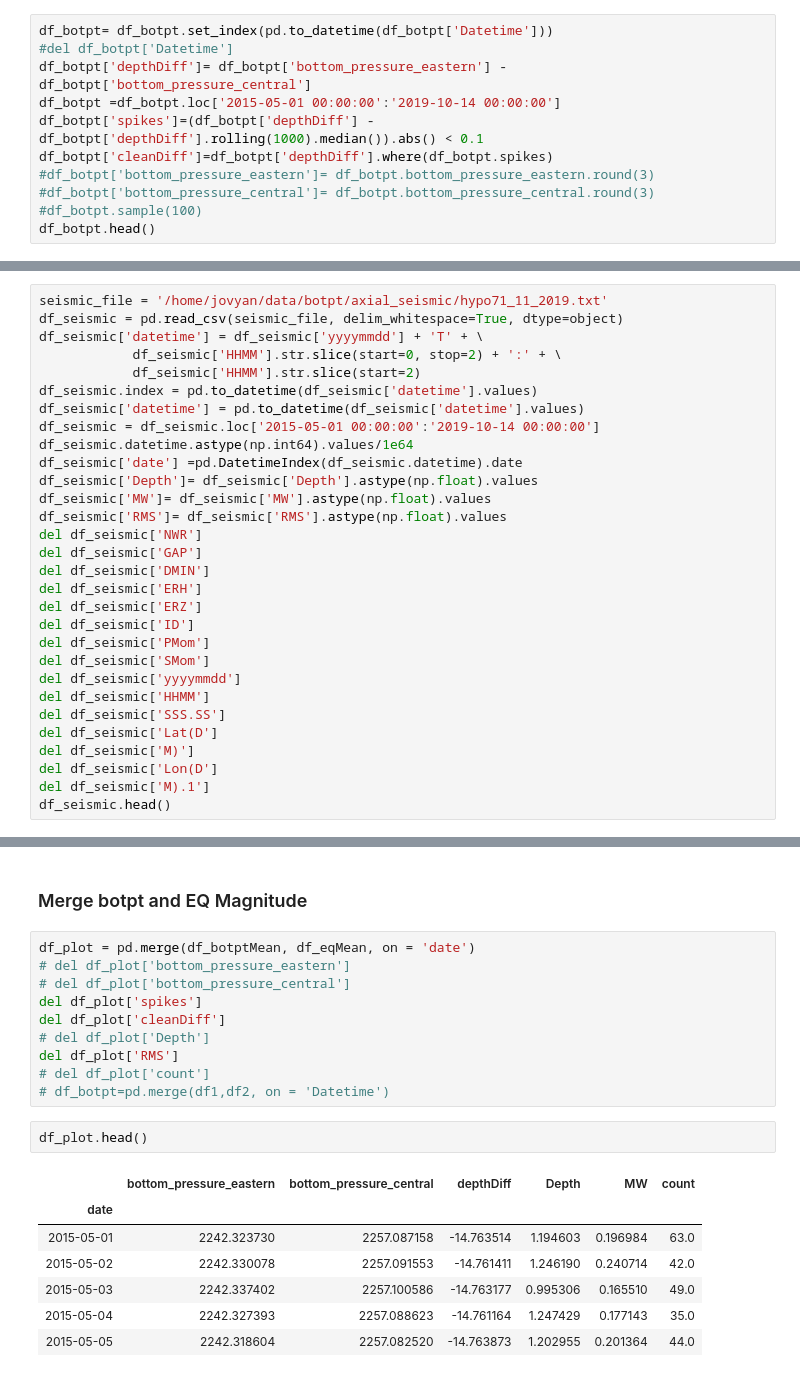
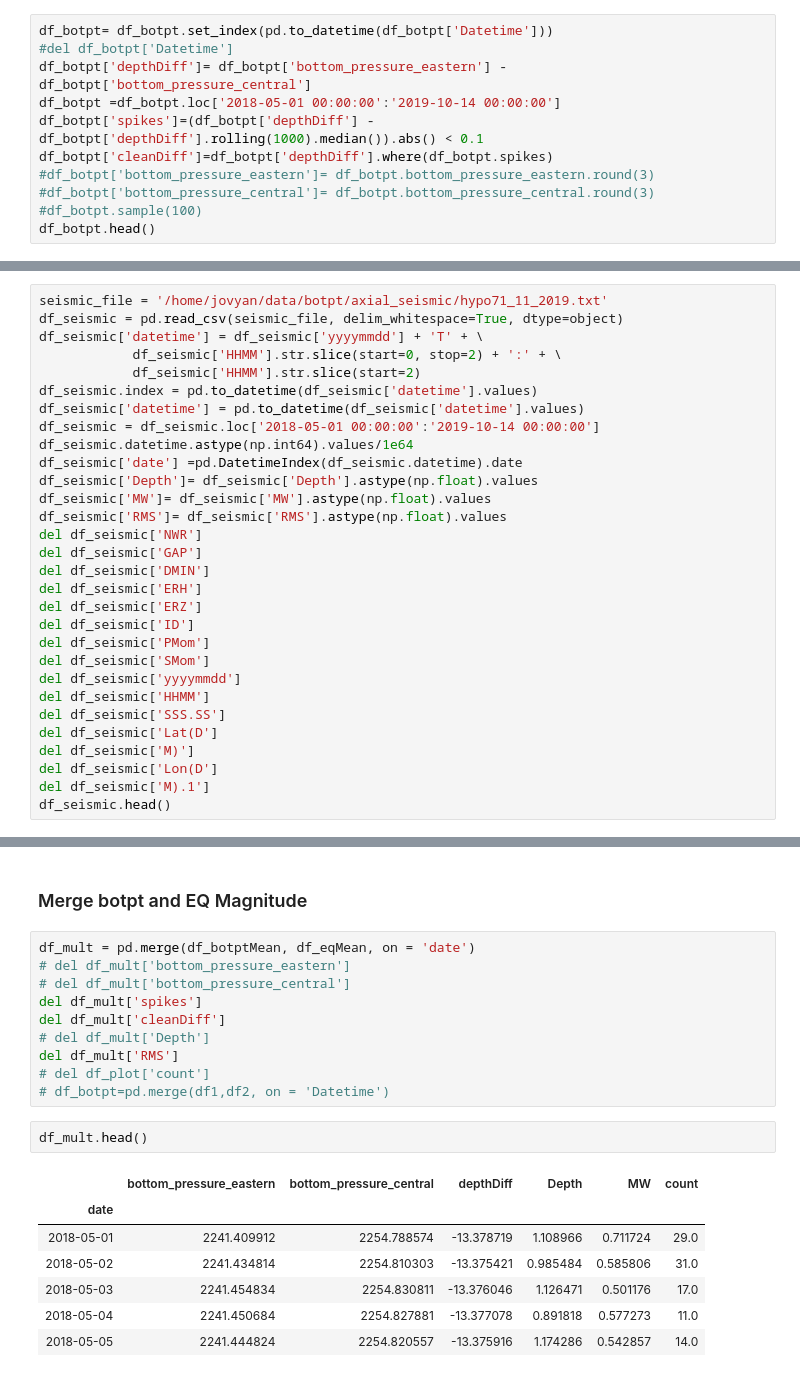
Before and after one commit to daxsoule/BOTPT, a Jupyter notebook: notebooks/multivariate.ipynb, the cells around one changed output, grey strips where cells are left out. Drawn from its saved outputs; the diff is of its cells as text.

```diff
--- a/notebooks/multivariate.ipynb
+++ b/notebooks/multivariate.ipynb
@@ -76,7 +80,7 @@ df_botpt.tail()
 df_botpt= df_botpt.set_index(pd.to_datetime(df_botpt['Datetime']))
 #del df_botpt['Datetime']
 df_botpt['depthDiff']= df_botpt['bottom_pressure_eastern'] - df_botpt['bottom_pressure_central']
-df_botpt =df_botpt.loc['2015-05-01 00:00:00':'2019-10-14 00:00:00']
+df_botpt =df_botpt.loc['2018-05-01 00:00:00':'2019-10-14 00:00:00']
 df_botpt['spikes']=(df_botpt['depthDiff'] - df_botpt['depthDiff'].rolling(1000).median()).abs() < 0.1
 df_botpt['cleanDiff']=df_botpt['depthDiff'].where(df_botpt.spikes)
 #df_botpt['bottom_pressure_eastern']= df_botpt.bottom_pressure_eastern.round(3)
@@ -121,7 +125,7 @@ df_seismic['datetime'] = df_seismic['yyyymmdd'] + 'T' + \
             df_seismic['HHMM'].str.slice(start=2)
 df_seismic.index = pd.to_datetime(df_seismic['datetime'].values)
 df_seismic['datetime'] = pd.to_datetime(df_seismic['datetime'].values)
-df_seismic = df_seismic.loc['2015-05-01 00:00:00':'2019-10-14 00:00:00']
+df_seismic = df_seismic.loc['2018-05-01 00:00:00':'2019-10-14 00:00:00']
 df_seismic.datetime.astype(np.int64).values/1e64
 df_seismic['date'] =pd.DatetimeIndex(df_seismic.datetime).date
 df_seismic['Depth']= df_seismic['Depth'].astype(np.float).values
@@ -171,22 +173,22 @@ cumsum_eq = np.cumsum(df_eqMean)
 # %% [markdown]
 ### Merge botpt and EQ Magnitude
 # %%
-df_plot = pd.merge(df_botptMean, df_eqMean, on = 'date')
-# del df_plot['bottom_pressure_eastern']
-# del df_plot['bottom_pressure_central']
-del df_plot['spikes']
-del df_plot['cleanDiff']
-# del df_plot['Depth']
-del df_plot['RMS']
+df_mult = pd.merge(df_botptMean, df_eqMean, on = 'date')
+# del df_mult['bottom_pressure_eastern']
+# del df_mult['bottom_pressure_central']
+del df_mult['spikes']
+del df_mult['cleanDiff']
+# del df_mult['Depth']
+del df_mult['RMS']
 # del df_plot['count']
 # df_botpt=pd.merge(df1,df2, on = 'Datetime')
 # %%
-df_plot.head()
+df_mult.head()
 # %% [output]
 |  | bottom_pressure_eastern | bottom_pressure_central | depthDiff | Depth | MW | count |
 | date |  |  |  |  |  |  |
-| 2015-05-01 | 2242.323730 | 2257.087158 | -14.763514 | 1.194603 | 0.196984 | 63.0 |
-| 2015-05-02 | 2242.330078 | 2257.091553 | -14.761411 | 1.246190 | 0.240714 | 42.0 |
-| 2015-05-03 | 2242.337402 | 2257.100586 | -14.763177 | 0.995306 | 0.165510 | 49.0 |
-| 2015-05-04 | 2242.327393 | 2257.088623 | -14.761164 | 1.247429 | 0.177143 | 35.0 |
-| 2015-05-05 | 2242.318604 | 2257.082520 | -14.763873 | 1.202955 | 0.201364 | 44.0 |
+| 2018-05-01 | 2241.409912 | 2254.788574 | -13.378719 | 1.108966 | 0.711724 | 29.0 |
+| 2018-05-02 | 2241.434814 | 2254.810303 | -13.375421 | 0.985484 | 0.585806 | 31.0 |
+| 2018-05-03 | 2241.454834 | 2254.830811 | -13.376046 | 1.126471 | 0.501176 | 17.0 |
+| 2018-05-04 | 2241.450684 | 2254.827881 | -13.377078 | 0.891818 | 0.577273 | 11.0 |
+| 2018-05-05 | 2241.444824 | 2254.820557 | -13.375916 | 1.174286 | 0.542857 | 14.0 |
```
Also changed, not shown: parts of 18 cells of this notebook, 2 other files.
